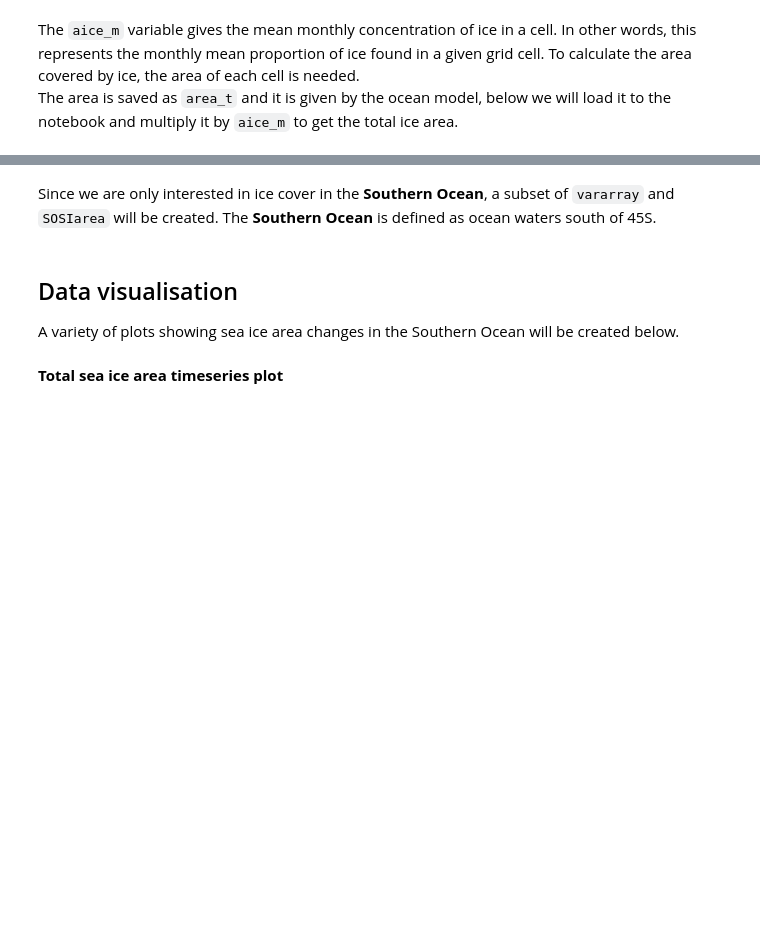
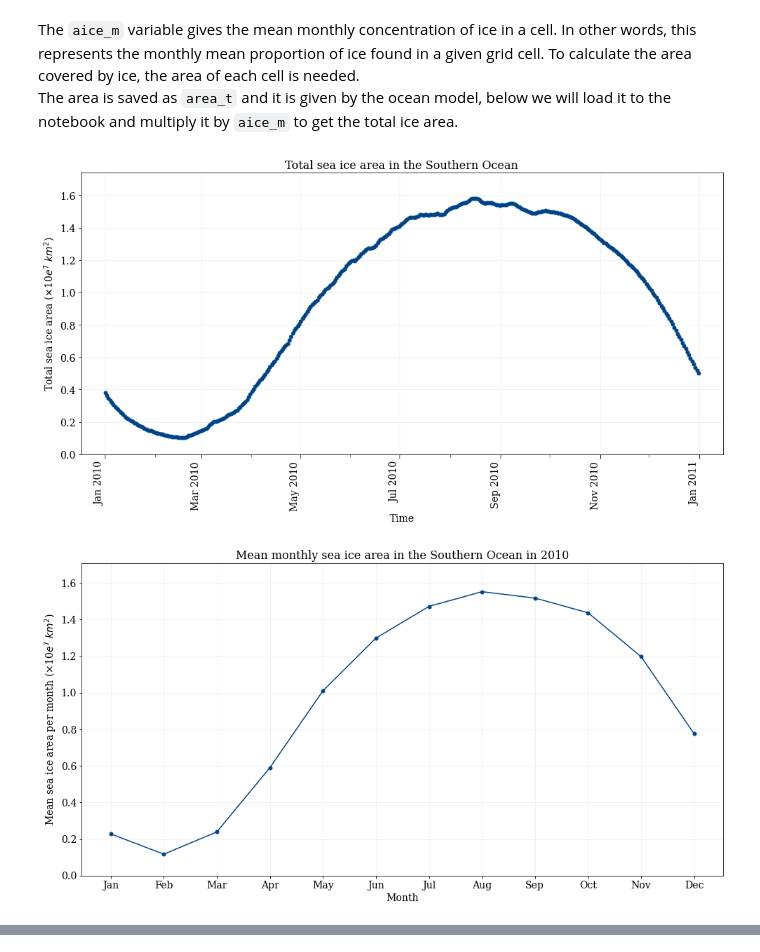
Before and after one commit to lidefi87/ACCESS_scripts_DFA, a Jupyter notebook: Scripts/SeaIcePlots.ipynb, the cells around one changed output, grey strips where cells are left out. Drawn from its saved outputs; the diff is of its cells as text; code cells hidden in the pictures; blank space fills up the shorter version.

```diff
--- a/Scripts/SeaIcePlots.ipynb
+++ b/Scripts/SeaIcePlots.ipynb
@@ -86,3 +100,0 @@ Loading data using `cc.querying.getvar()`. Initially inspecting monthly variable
-# %%
-vararray = cc.querying.getvar(expv140_c2, varInt, session, frequency = '1 monthly', start_time = stime, end_time = etime)
-vararray
@@ -162,0 +121,21 @@ vararray['time'] = vararray.time - dt.timedelta(hours = 12)
+# %%
+#Accessing corrected longitude data to update geographical coordinates in the array of interest
+geolon_t = cc.querying.getvar(exp, 'geolon_t', session, n = -1)
+
+#Frequency, experiment and session do not need to be specified if they were defined in the previous step
+def getACCESSdata(var, start, end, exp = exp, freq = freq, ses = session, minlon = geolon_t.yt_ocean.values.min(), maxlon = geolon_t.yt_ocean.values.max(),\
+                  minlat = geolon_t.xt_ocean.values.min(), maxlat = geolon_t.xt_ocean.values.max()):
+    #Accessing data
+    vararray = cc.querying.getvar(exp, var, ses, frequency = freq, start_time = start, end_time = end)
+    #Applying time correction
+    vararray['time'] = vararray.time - dt.timedelta(hours = 12)
+    # assign new coordinates to SST dataset
+    #.coords extracts the values of the coordinate specified in the brackets
+    vararray.coords['ni'] = geolon_t['xt_ocean'].values
+    vararray.coords['nj'] = geolon_t['yt_ocean'].values
+    #Rename function from xarray uses dictionaries to change names. Keys refer to current names and values are the desired names
+    vararray = vararray.rename(({'ni':'xt_ocean', 'nj':'yt_ocean'}))
+    #Subsetting data to area of interest
+    #Subsetting sea ice concentration array
+    vararray = vararray.sel(yt_ocean = slice(minlon, maxlon))
+    return vararray
@@ -165,14 +596,17 @@ The `aice_m` variable gives the mean monthly concentration of ice in a cell. In
 The area is saved as `area_t` and it is given by the ocean model, below we will load it to the notebook and multiply it by `aice_m` to get the total ice area.
 # %%
 #Loading ice area data (in m2) - Only one file needed as they will be the same regardless of the time
-IceArea = cc.querying.getvar(expv140_c2, 'area_t', session, n = 1) #ncfile = 'iceh.2010-01.nc') - A ncfile name can be specified
+IceArea = cc.querying.getvar(exp, 'area_t', session, n = 1) #ncfile = 'iceh.2010-01.nc') - A specific ncfile name can be specified
 
-#.coords extracts the values of the specified coordinate
-vararray.coords['ni'] = IceArea['xt_ocean'].values
-vararray.coords['nj'] = IceArea['yt_ocean'].values
-
-#Rename function from xarray uses dictionaries to change names. Keys refer to current names and values are the desired names
-vararray = vararray.rename(({'ni':'xt_ocean', 'nj':'yt_ocean'}))
-
-#Calculate ice area
-SOSIarea = vararray*IceArea
+#Applying above function to the length of stime
+for i, j in enumerate(stime):
+    SOarr = getACCESSdata(varInt, stime[i], etime[i], minlon = -90, maxlon = -45)
+    #Calculate ice area
+    SOSIarea = SOarr*IceArea
+    SeaIceTimeSeries(SOSIarea, majorInt = 2)
+    MonthlySeaIce(SOSIarea)
+    SeasonalSeaIceMap(SOarr, palette = 'oslo')
+    MonthlySeaIceMap(SOarr, palette = 'oslo')
+# %% [output]
+[figure, added]
+[figure, added]
@@ -179,2 +614,0 @@ SOSIarea = vararray*IceArea
-# %% [markdown]
-Since we are only interested in ice cover in the **Southern Ocean**, a subset of `vararray` and `SOSIarea` will be created. The **Southern Ocean** is defined as ocean waters south of 45S.
@@ -190,5 +614,0 @@ del IceArea, stime, etime, vararray
-# %% [markdown]
-## Data visualisation
-A variety of plots showing sea ice area changes in the Southern Ocean will be created below.
-# %% [markdown]
-**Total sea ice area timeseries plot**
```
Also changed, not shown: parts of 35 cells of this notebook, 8 other files.
